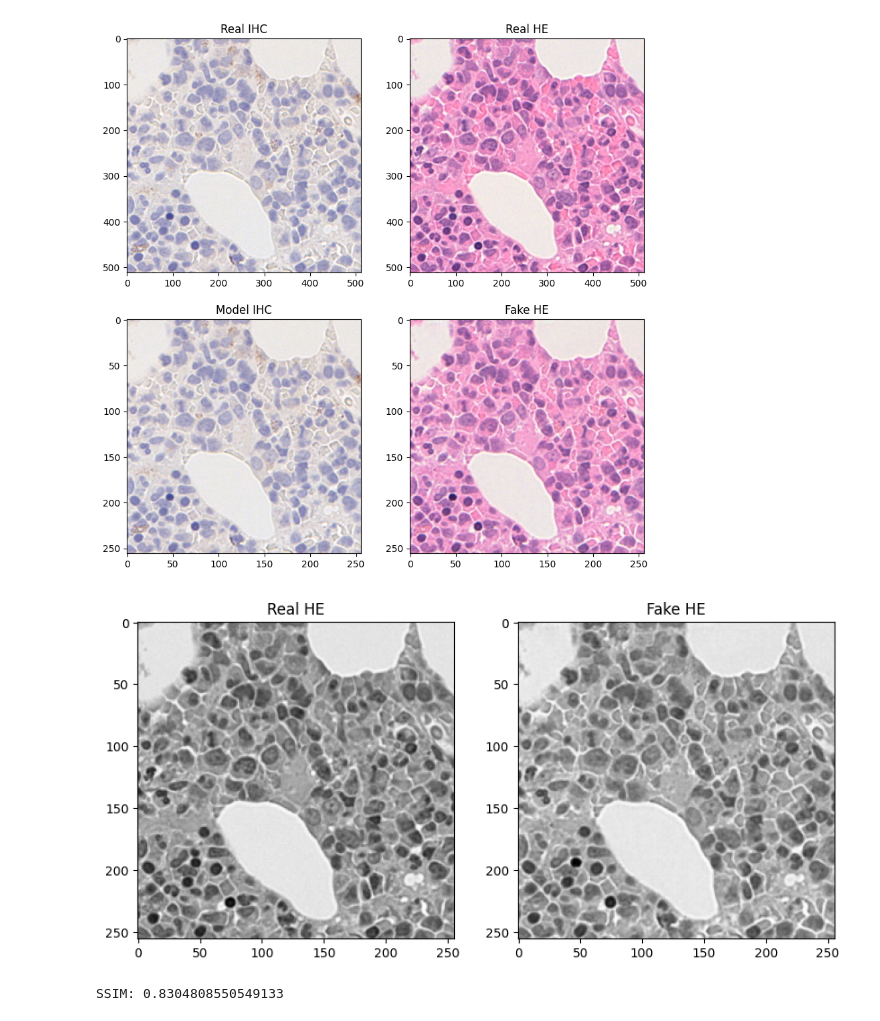
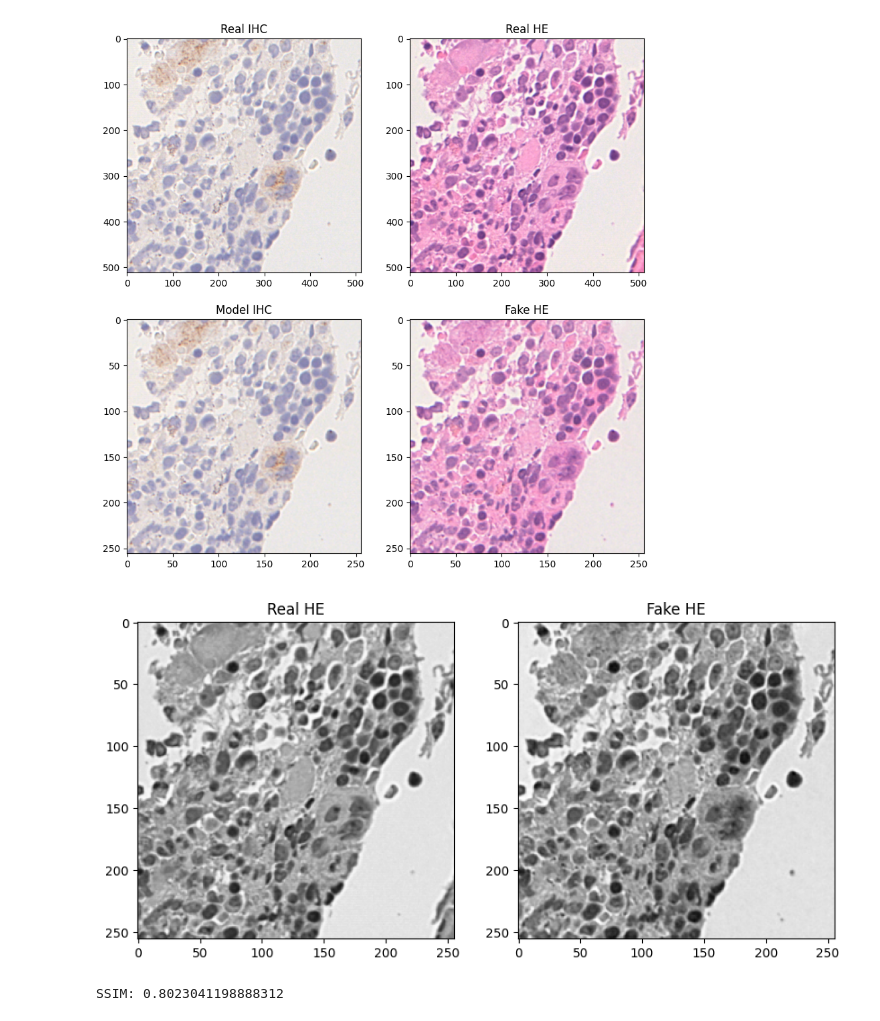
Before and after one commit to EST09/pytorch-CycleGAN-and-pix2pix, a Jupyter notebook: evaluation/25052023_evaluation.ipynb, the cells around one changed output. Saved outputs shown, nothing was run; the diff lists cells and outputs as text; code cells hidden in the pictures.

```diff
--- a/evaluation/25052023_evaluation.ipynb
+++ b/evaluation/25052023_evaluation.ipynb
@@ -21,37 +21,37 @@ numbers.sort()
 import cv2
 import numpy as np
 
-num = numbers[0]
+num = numbers[10]
 
 #load the images
 
 real_ihc_folder = "/well/rittscher/users/qdv200/MPN/processed_CALR_IHC_megs/registered_CALR_segs/ihc2he/testA/"
 real_he_folder = "/well/rittscher/users/qdv200/MPN/processed_CALR_IHC_megs/registered_CALR_segs/ihc2he/testB/"
 results_folder = "/users/rittscher/qdv200/pytorch-CycleGAN-and-pix2pix/results/ihc2he/test_latest/images/"
 
 real_ihc = cv2.imread(real_ihc_folder + "bET-CALR_{}.png".format(num))
 real_he = cv2.imread(real_he_folder + "bET-CALR_{}.png".format(num))
 fake_he = cv2.imread(results_folder + "bET-CALR_{}_fake.png".format(num))
 model_ihc = cv2.imread(results_folder + "bET-CALR_{}_real.png".format(num))
 
 #plot the images as subplots
 
 import matplotlib.pyplot as plt
 
 fig, ax = plt.subplots(2,2, figsize=(10,10))
 ax[0,0].imshow(real_ihc)
 ax[0,0].set_title("Real IHC")
 ax[0,1].imshow(real_he)
 ax[0,1].set_title("Real HE")
 ax[1,0].imshow(model_ihc)
 ax[1,0].set_title("Model IHC")
 ax[1,1].imshow(fake_he)
 ax[1,1].set_title("Fake HE")
 
 #show the plot
 plt.show()
 # %% [output]
-[figure, old version]
+[figure, new version]
 # %%
 #https://www.tutorialspoint.com/how-to-compare-two-images-in-opencv-python
 #https://homepages.inf.ed.ac.uk/rbf/CVonline/LOCAL_COPIES/VELDHUIZEN/node18.html
@@ -88,7 +88,7 @@ ax[1].set_title("Fake HE")
 #show the plot
 plt.show()
 # %% [output]
-[figure, old version]
+[figure, new version]
 # %%
 # compute the Structural Similarity Index (SSIM) between the two
 # images, ensuring that the difference image is returned
@@ -96,7 +96,7 @@ plt.show()
 diff = (diff * 255).astype("uint8")
 print("SSIM: {}".format(score))
 # %% [output]
-SSIM: 0.8304808550549133
+SSIM: 0.8023041198888312
 # %%
 # threshold the difference image, followed by finding contours to
 # obtain the regions of the two input images that differ
```
Also changed, not shown: parts of 1 cell of this notebook, 2 other files.
